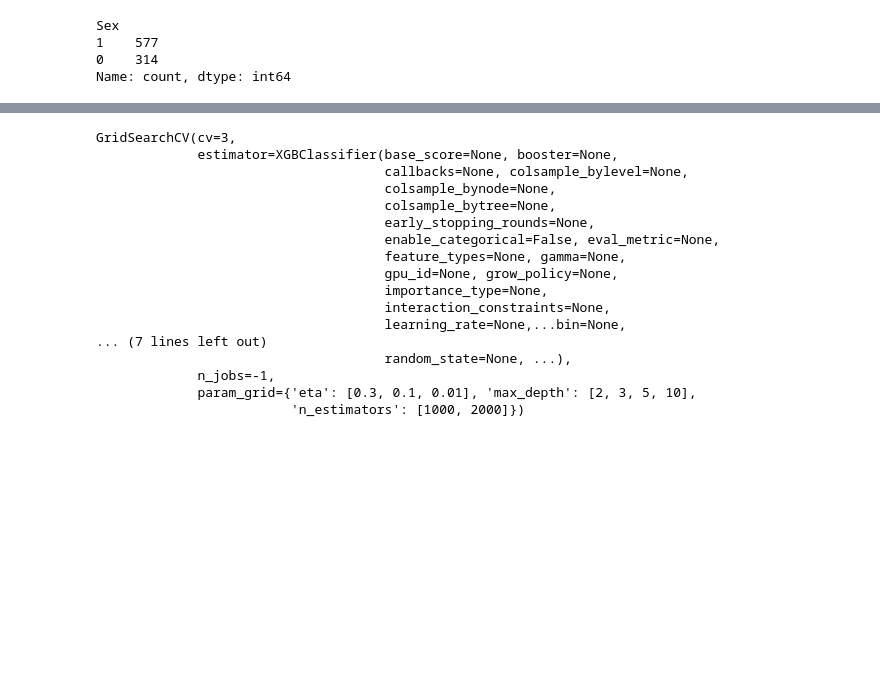
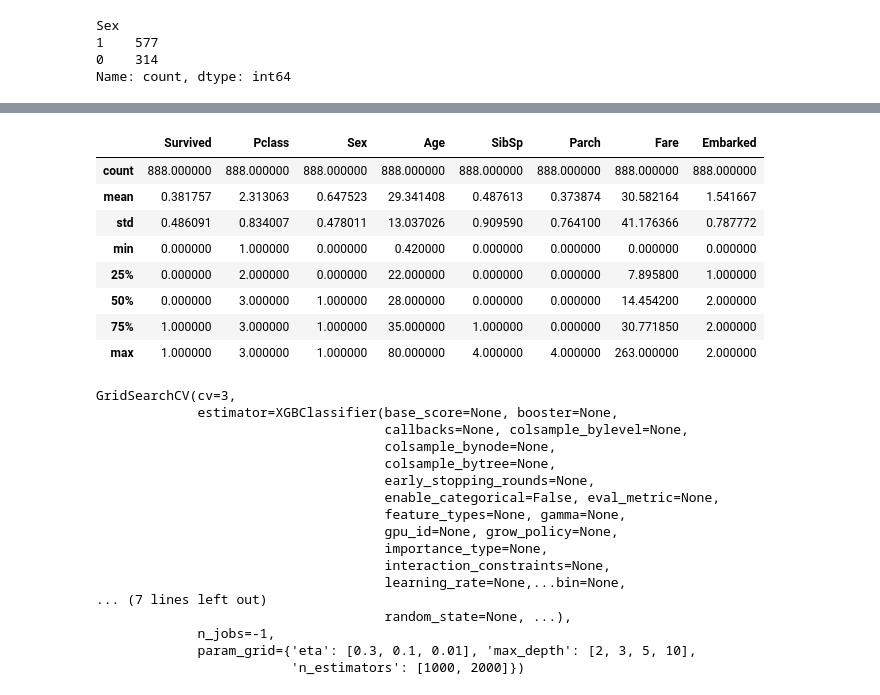
Before and after one commit to akou97/Kaggle, a Jupyter notebook: Titanic/EDA.ipynb, the cells around one changed output, grey strips where cells are left out. Cells and saved outputs as stored; diff of their text form; code cells hidden in the pictures; blank space fills up the shorter version.

```diff
--- a/Titanic/EDA.ipynb
+++ b/Titanic/EDA.ipynb
@@ -193,3 +219,15 @@ sns.heatmap(conf_matrix, annot=True,  annot_kws={"size": 10})
+# %%
+df_train.describe()
+# %% [output]
+|  | Survived | Pclass | Sex | Age | SibSp | Parch | Fare | Embarked |
+| count | 888.000000 | 888.000000 | 888.000000 | 888.000000 | 888.000000 | 888.000000 | 888.000000 | 888.000000 |
+| mean | 0.381757 | 2.313063 | 0.647523 | 29.341408 | 0.487613 | 0.373874 | 30.582164 | 1.541667 |
+| std | 0.486091 | 0.834007 | 0.478011 | 13.037026 | 0.909590 | 0.764100 | 41.176366 | 0.787772 |
+| min | 0.000000 | 1.000000 | 0.000000 | 0.420000 | 0.000000 | 0.000000 | 0.000000 | 0.000000 |
+| 25% | 0.000000 | 2.000000 | 0.000000 | 22.000000 | 0.000000 | 0.000000 | 7.895800 | 1.000000 |
+| 50% | 0.000000 | 3.000000 | 1.000000 | 28.000000 | 0.000000 | 0.000000 | 14.454200 | 2.000000 |
+| 75% | 1.000000 | 3.000000 | 1.000000 | 35.000000 | 1.000000 | 0.000000 | 30.771850 | 2.000000 |
+| max | 1.000000 | 3.000000 | 1.000000 | 80.000000 | 4.000000 | 4.000000 | 263.000000 | 2.000000 |
 # %%
 # optimisation
 
```
Also changed, not shown: parts of 12 cells of this notebook.
